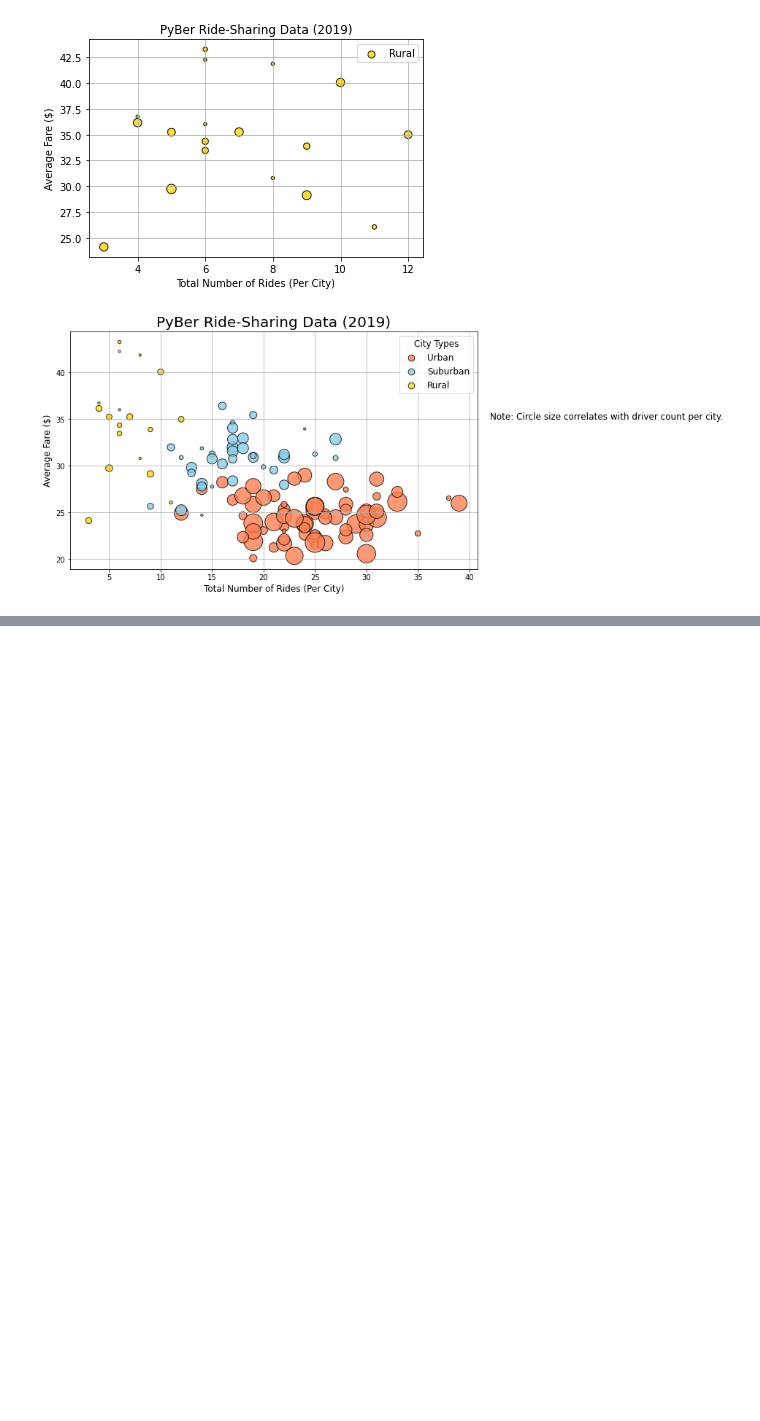
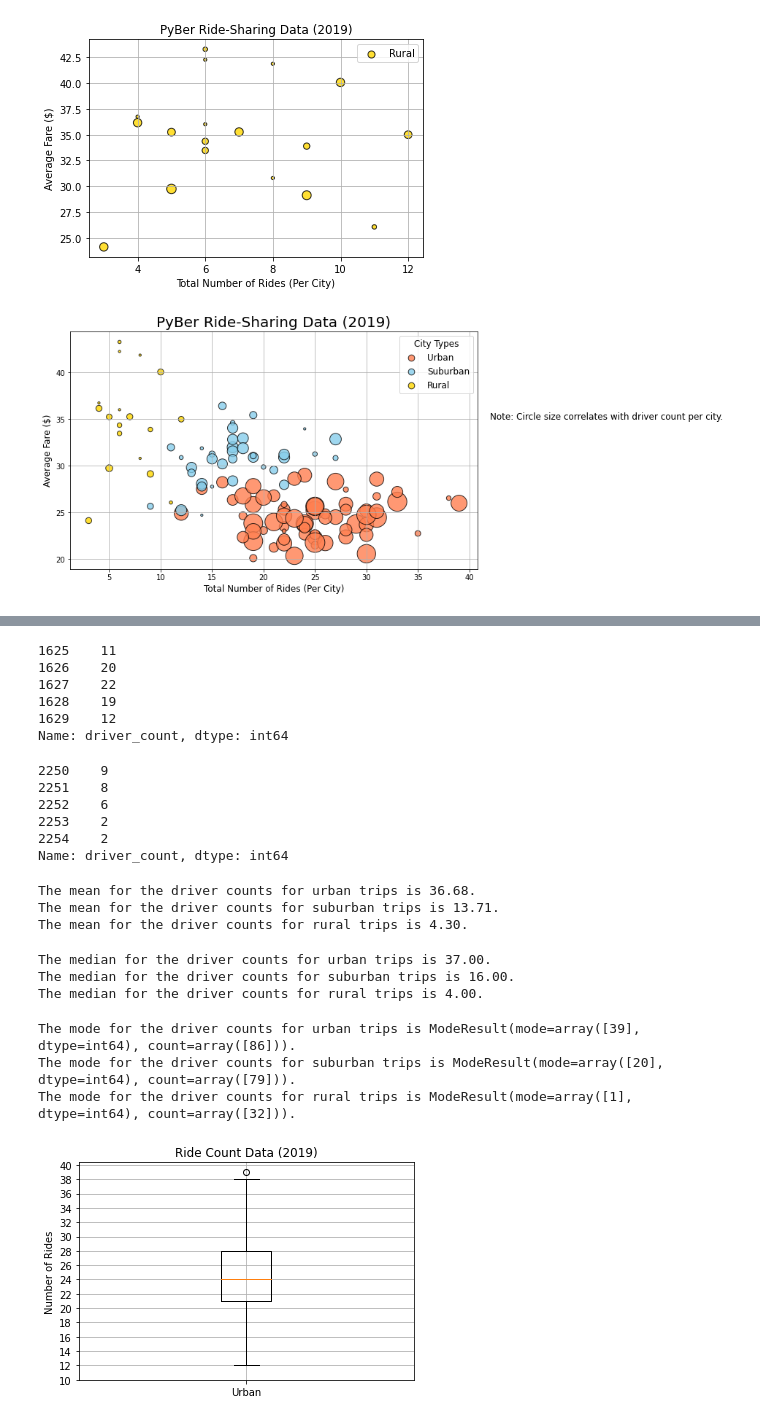
Before and after one commit to cemolina29/PyBer_Analysis, a Jupyter notebook: PyBer.ipynb, the cells around one changed output, grey strips where cells are left out. Cells and saved outputs as stored; diff of their text form; code cells hidden in the pictures; blank space fills up the shorter version.

```diff
--- a/PyBer.ipynb
+++ b/PyBer.ipynb
@@ -306,0 +522,71 @@ plt.show()
+# %%
+# Get the driver count data from the suburban cities.
+suburban_drivers = suburban_cities_df['driver_count']
+suburban_drivers.head()
+# %% [output]
+1625    11
+1626    20
+1627    22
+1628    19
+1629    12
+Name: driver_count, dtype: int64
+# %%
+# Get the driver count data from the rural cities.
+rural_drivers = rural_cities_df['driver_count']
+rural_drivers.head()
+# %% [output]
+2250    9
+2251    8
+2252    6
+2253    2
+2254    2
+Name: driver_count, dtype: int64
+# %%
+#skill drill get the mean for urban, suburban and rural
+mean_urban_drivers_count = np.mean(urban_drivers)
+print(f"The mean for the driver counts for urban trips is {mean_urban_drivers_count:.2f}.")
+mean_suburban_drivers_count = np.mean(suburban_drivers)
+print(f"The mean for the driver counts for suburban trips is {mean_suburban_drivers_count:.2f}.")
+mean_rural_drivers_count = np.mean(rural_drivers)
+print(f"The mean for the driver counts for rural trips is {mean_rural_drivers_count:.2f}.")
+# %% [output]
+The mean for the driver counts for urban trips is 36.68.
+The mean for the driver counts for suburban trips is 13.71.
+The mean for the driver counts for rural trips is 4.30.
+# %%
+#skill drill get the median for urban, suburban and rural
+median_urban_drivers_count = np.median(urban_drivers)
+print(f"The median for the driver counts for urban trips is {median_urban_drivers_count:.2f}.")
+median_suburban_drivers_count = np.median(suburban_drivers)
+print(f"The median for the driver counts for suburban trips is {median_suburban_drivers_count:.2f}.")
+median_rural_drivers_count = np.median(rural_drivers)
+print(f"The median for the driver counts for rural trips is {median_rural_drivers_count:.2f}.")
+# %% [output]
+The median for the driver counts for urban trips is 37.00.
+The median for the driver counts for suburban trips is 16.00.
+The median for the driver counts for rural trips is 4.00.
+# %%
+# skill drill get the mode for for urban, suburban and rural
+mode_urban_drivers_count = sts.mode(urban_drivers)
+print(f"The mode for the driver counts for urban trips is {mode_urban_drivers_count}.")
+mode_suburban_drivers_count = sts.mode(suburban_drivers)
+print(f"The mode for the driver counts for suburban trips is {mode_suburban_drivers_count}.")
+mode_rural_drivers_count = sts.mode(rural_drivers)
+print(f"The mode for the driver counts for rural trips is {mode_rural_drivers_count}.")
+# %% [output]
+The mode for the driver counts for urban trips is ModeResult(mode=array([39], dtype=int64), count=array([86])).
+The mode for the driver counts for suburban trips is ModeResult(mode=array([20], dtype=int64), count=array([79])).
+The mode for the driver counts for rural trips is ModeResult(mode=array([1], dtype=int64), count=array([32])).
+# %%
+# Create a box-and-whisker plot for the urban cities ride count.
+x_labels = ["Urban"]
+fig, ax = plt.subplots()
+ax.boxplot(urban_ride_count, labels=x_labels)
+# Add the title, y-axis label and grid.
+ax.set_title('Ride Count Data (2019)')
+ax.set_ylabel('Number of Rides')
+ax.set_yticks(np.arange(10, 41, step=2.0))
+ax.grid()
+plt.show()
+# %% [output]
+[figure, added]
```
Also changed, not shown: parts of 32 cells of this notebook, 3 other files.
